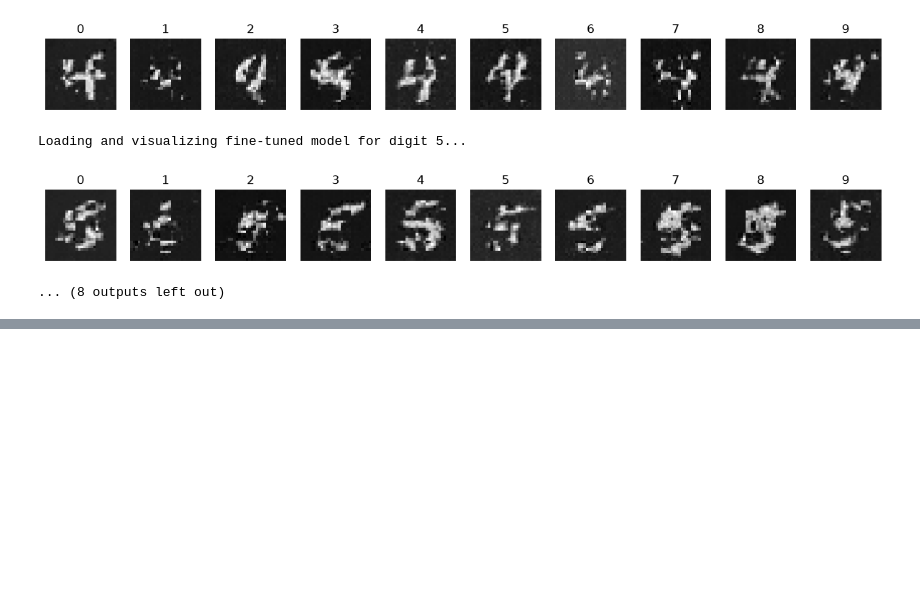
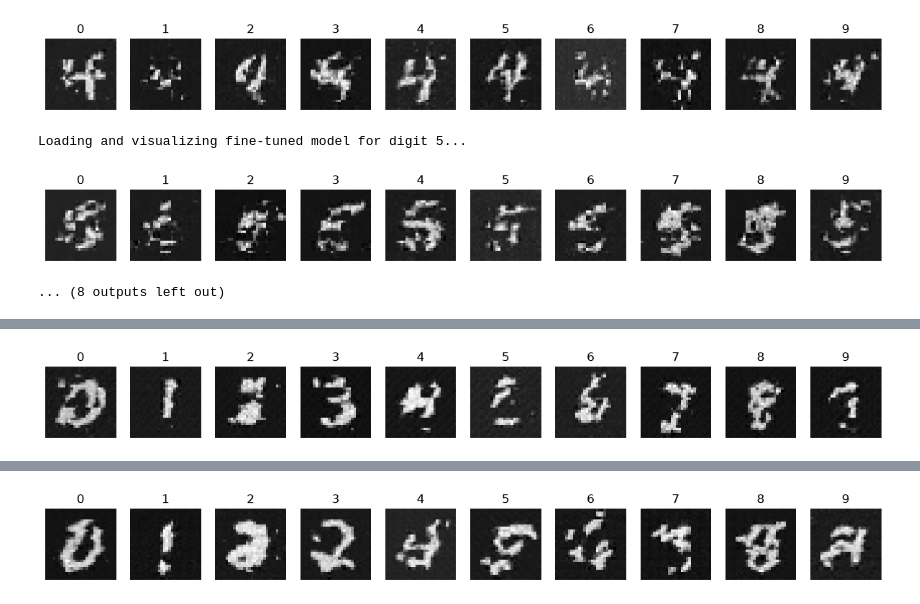
Before and after one commit to leoposc/lerobot-smolvla, a Jupyter notebook: flow-matching-tutorial/testlab.ipynb, the cells around one changed output, grey strips where cells are left out. Cells and saved outputs as stored; diff of their text form; code cells hidden in the pictures; blank space fills up the shorter version.

```diff
--- a/flow-matching-tutorial/testlab.ipynb
+++ b/flow-matching-tutorial/testlab.ipynb
@@ -16,9 +16,9 @@ import ipywidgets as widgets
 from IPython.display import display
 from pprint import pprint
 
-from .VisualizeTransformer import visualize_params
-from .utils import apply_rope
-from .Transformer import TransformerBlock
+from VisualizeTransformer import visualize_params
+from utils import apply_rope
+from Transformer import TransformerBlock
 
 class Mode(Enum):
     CNN = 1
@@ -31,9 +31,10 @@ config = {
     "mode": Mode.BasicTransformer,
     "apply_optimal_transport": True,
     "apply_rope": True,
-    "training_size": 1024,
+    "apply_AdaLN": True,
+    "training_size": 10_000,
     "batch_size": 128,
-    "training_epochs": 20,
+    "training_epochs": 40,
     "denoising_steps": 50,
     "embedding_dim": 64,
     "n_heads": 4,
@@ -128,7 +129,7 @@ class FlowMatching_with_Transformer(nn.Module):
            self.layers = nn.ModuleList([
                 TransformerBlock(
                     embedding_dim=self.embedding_dim,
-                    num_heads=config["n_heads"],
+                    n_heads=config["n_heads"],
                     ff_dim=config["ff_dim"],
                 )
                 for _ in range(self.num_layers)
@@ -155,6 +156,15 @@ class FlowMatching_with_Transformer(nn.Module):
             nn.SiLU(),
             nn.Linear(self.embedding_dim, 16),
         )
+
+
+        if config["apply_AdaLN"]:
+            self.adaLN1 = nn.Linear(
+               self.embedding_dim, self.embedding_dim * 2
+            )
+            self.adaLN2 = nn.Linear(
+                self.embedding_dim, self.embedding_dim * 2
+            )
 
     @override
     def forward(self, x, t, digit):
@@ -565,0 +532,19 @@ Layer 7, Parameter: norm2.bias, Shape: torch.Size([64])
+# %%
+config["training_size"] = 10_000
+config["training_epochs"] = 40
+loader = create_loader()
+# %%
+config["apply_rope"] = False
+config["apply_optimal_transport"] = False
+base40_model = FlowMatching_with_Transformer().to(device)
+train(base40_model, loader)
+show_all_digits(base40_model)
+save_model(base40_model, name_suffix="10_000_basemodel")
+
+# Compare to model with optimal transport
+config["apply_optimal_transport"] = True
+ot_model = FlowMatching_with_Transformer().to(device)
+train(ot_model, loader)
+show_all_digits(ot_model)
+save_model(ot_model, name_suffix="10_000_basemodel_with_OT")
+# %% [output]
@@ -565,0 +568 @@ Layer 7, Parameter: norm2.bias, Shape: torch.Size([64])
+[figure, added]
@@ -565,0 +586 @@ Layer 7, Parameter: norm2.bias, Shape: torch.Size([64])
+[figure, added]
```
Also changed, not shown: parts of 4 cells of this notebook.
